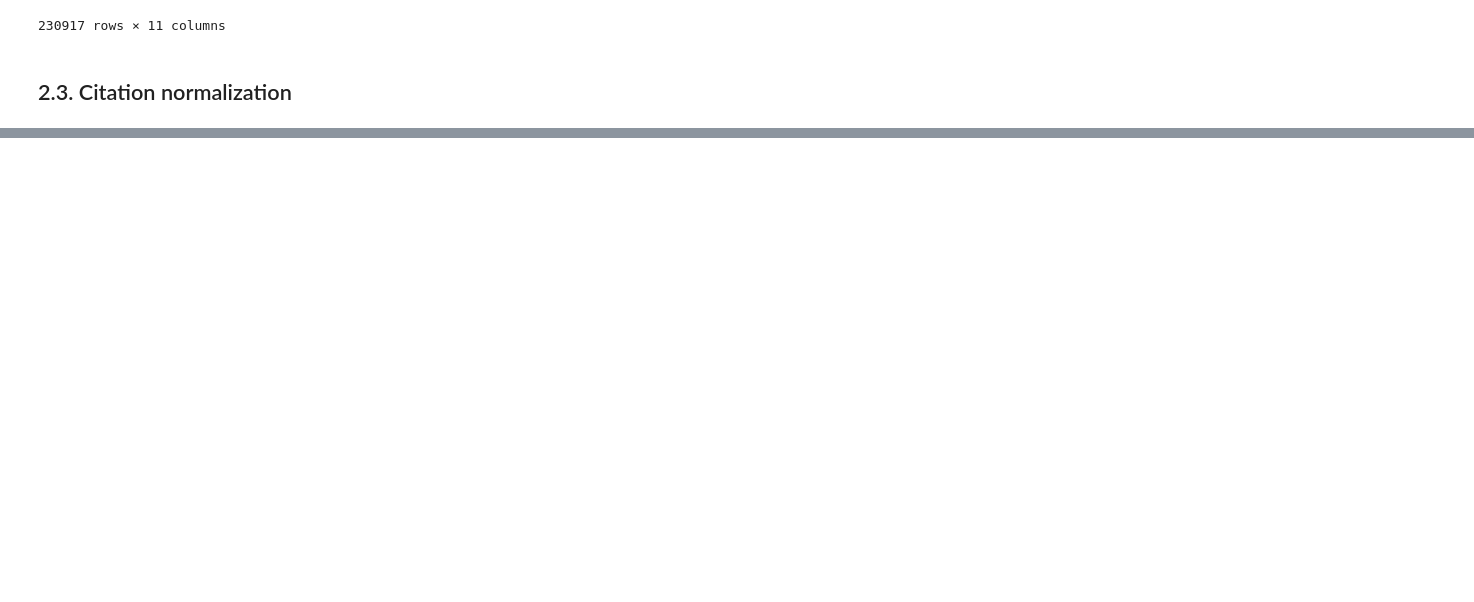
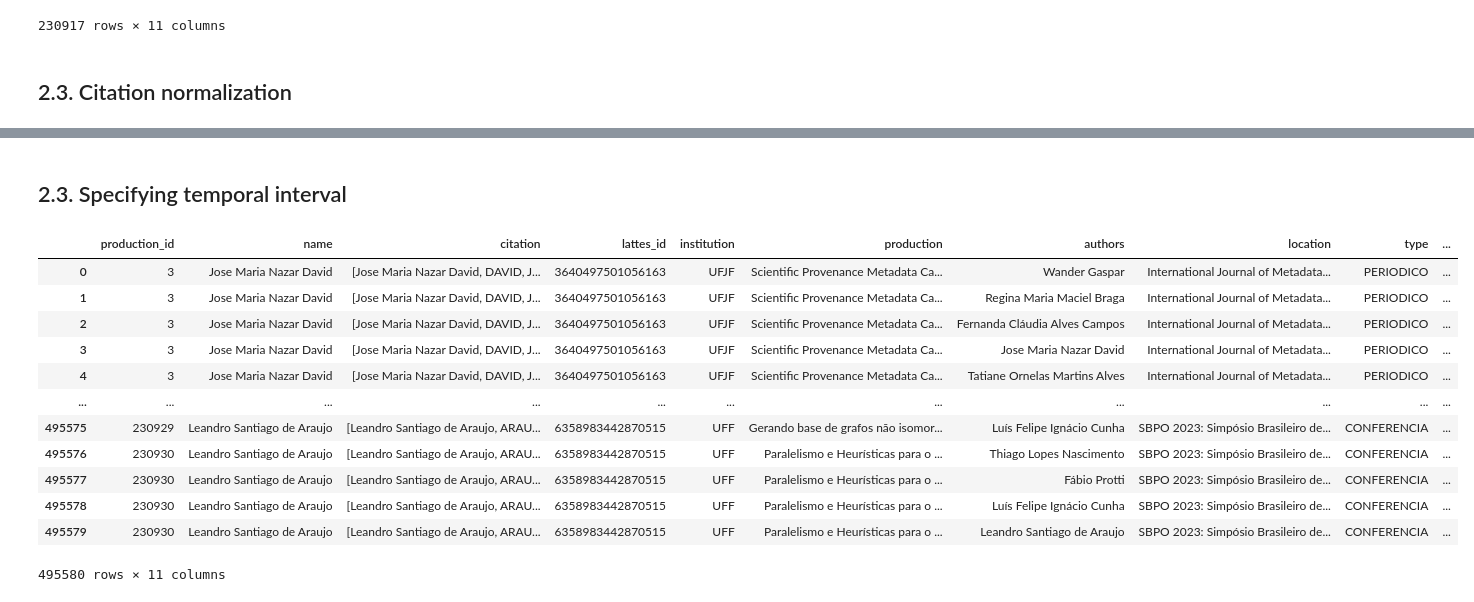
Before and after one commit to jeojildo/ppgcc-coautorias, a Jupyter notebook: notebooks/02-preprocessing.ipynb, the cells around one changed output, grey strips where cells are left out. Cells and saved outputs as stored; diff of their text form; code cells hidden in the pictures; blank space fills up the shorter version.

```diff
--- a/notebooks/02-preprocessing.ipynb
+++ b/notebooks/02-preprocessing.ipynb
@@ -117,3 +117,23 @@ df_productions
 936718 rows × 11 columns
+# %% [markdown]
+## 2.3. Specifying temporal interval
+# %%
+df_productions = df_productions[(df_productions["year"] >= 2014) & (df_productions["year"] <= 2023)]
+df_productions = df_productions.reset_index(drop=True)
+df_productions
+# %% [output]
+|  | production_id | name | citation | lattes_id | institution | production | authors | location | type | ... |
+| 0 | 3 | Jose Maria Nazar David | [Jose Maria Nazar David, DAVID, J... | 3640497501056163 | UFJF | Scientific Provenance Metadata Ca... | Wander Gaspar | International Journal of Metadata... | PERIODICO | ... |
+| 1 | 3 | Jose Maria Nazar David | [Jose Maria Nazar David, DAVID, J... | 3640497501056163 | UFJF | Scientific Provenance Metadata Ca... | Regina Maria Maciel Braga | International Journal of Metadata... | PERIODICO | ... |
+| 2 | 3 | Jose Maria Nazar David | [Jose Maria Nazar David, DAVID, J... | 3640497501056163 | UFJF | Scientific Provenance Metadata Ca... | Fernanda Cláudia Alves Campos | International Journal of Metadata... | PERIODICO | ... |
+| 3 | 3 | Jose Maria Nazar David | [Jose Maria Nazar David, DAVID, J... | 3640497501056163 | UFJF | Scientific Provenance Metadata Ca... | Jose Maria Nazar David | International Journal of Metadata... | PERIODICO | ... |
+| 4 | 3 | Jose Maria Nazar David | [Jose Maria Nazar David, DAVID, J... | 3640497501056163 | UFJF | Scientific Provenance Metadata Ca... | Tatiane Ornelas Martins Alves | International Journal of Metadata... | PERIODICO | ... |
+| ... | ... | ... | ... | ... | ... | ... | ... | ... | ... | ... |
+| 495575 | 230929 | Leandro Santiago de Araujo | [Leandro Santiago de Araujo, ARAU... | 6358983442870515 | UFF | Gerando base de grafos não isomor... | Luís Felipe Ignácio Cunha | SBPO 2023: Simpósio Brasileiro de... | CONFERENCIA | ... |
+| 495576 | 230930 | Leandro Santiago de Araujo | [Leandro Santiago de Araujo, ARAU... | 6358983442870515 | UFF | Paralelismo e Heurísticas para o ... | Thiago Lopes Nascimento | SBPO 2023: Simpósio Brasileiro de... | CONFERENCIA | ... |
+| 495577 | 230930 | Leandro Santiago de Araujo | [Leandro Santiago de Araujo, ARAU... | 6358983442870515 | UFF | Paralelismo e Heurísticas para o ... | Fábio Protti | SBPO 2023: Simpósio Brasileiro de... | CONFERENCIA | ... |
+| 495578 | 230930 | Leandro Santiago de Araujo | [Leandro Santiago de Araujo, ARAU... | 6358983442870515 | UFF | Paralelismo e Heurísticas para o ... | Luís Felipe Ignácio Cunha | SBPO 2023: Simpósio Brasileiro de... | CONFERENCIA | ... |
+| 495579 | 230930 | Leandro Santiago de Araujo | [Leandro Santiago de Araujo, ARAU... | 6358983442870515 | UFF | Paralelismo e Heurísticas para o ... | Leandro Santiago de Araujo | SBPO 2023: Simpósio Brasileiro de... | CONFERENCIA | ... |
+495580 rows × 11 columns
 # %%
 preprocesser.write_parquet(df_productions, step="02-preprocessing", name="productions")
```
Also changed, not shown: parts of 4 cells of this notebook, 3 other files.
